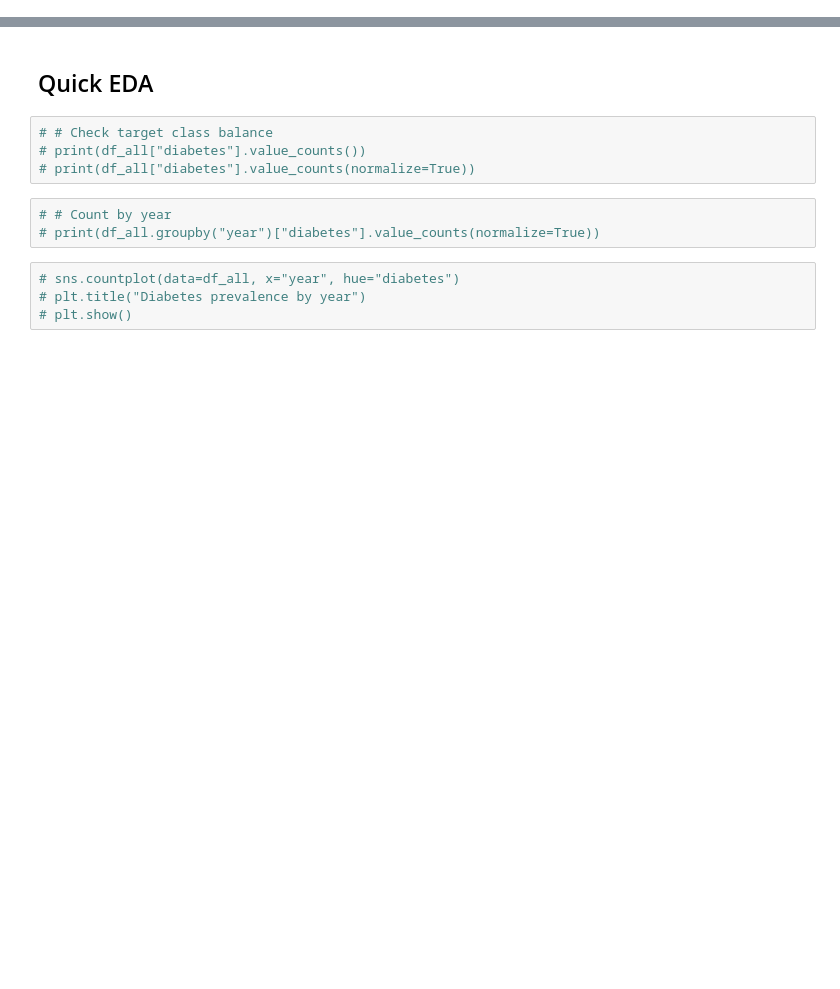
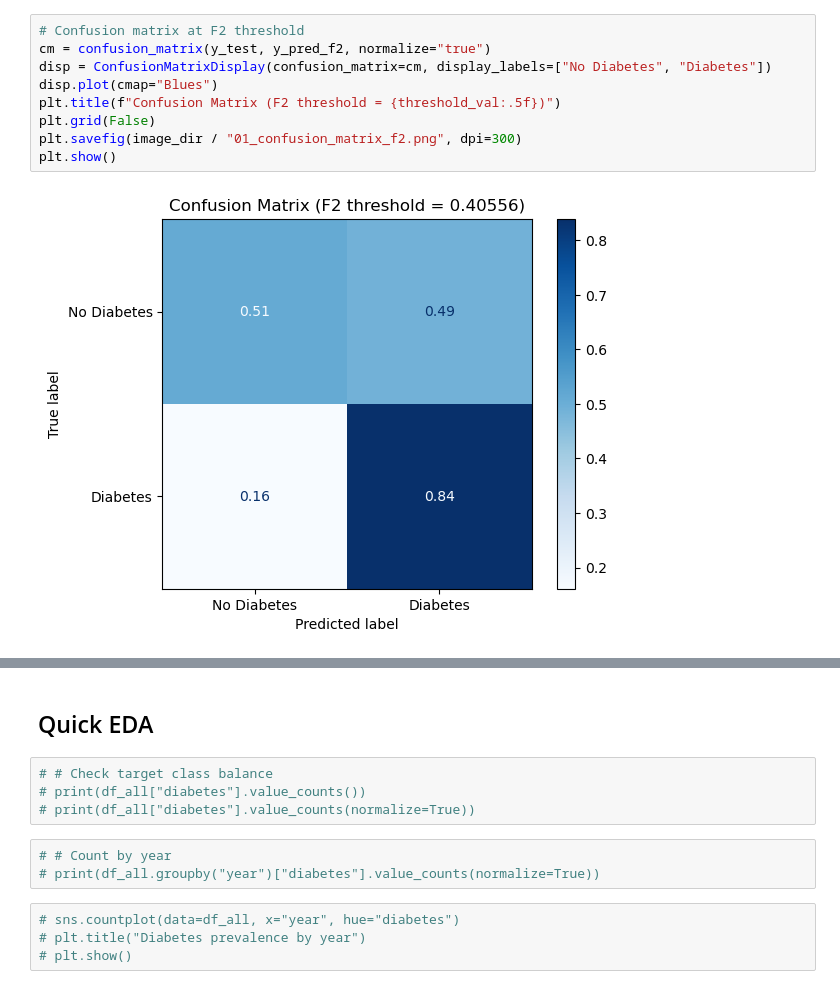
Before and after one commit to shaolinpat/brfss_diabetes_modeling, a Jupyter notebook: notebooks/01_xgboost_2022_2023.ipynb, the cells around one changed output, grey strips where cells are left out. Cells and saved outputs as stored; diff of their text form; blank space fills up the shorter version.

```diff
--- a/notebooks/01_xgboost_2022_2023.ipynb
+++ b/notebooks/01_xgboost_2022_2023.ipynb
@@ -53,0 +233,11 @@ Merged shape: (876384, 12)
+# %%
+# Confusion matrix at F2 threshold
+cm = confusion_matrix(y_test, y_pred_f2, normalize="true")
+disp = ConfusionMatrixDisplay(confusion_matrix=cm, display_labels=["No Diabetes", "Diabetes"])
+disp.plot(cmap="Blues")
+plt.title(f"Confusion Matrix (F2 threshold = {threshold_val:.5f})")
+plt.grid(False)
+plt.savefig(image_dir / "01_confusion_matrix_f2.png", dpi=300)
+plt.show()
+# %% [output]
+[figure, added]
```
Also changed, not shown: parts of 41 cells of this notebook, 21 other files.
